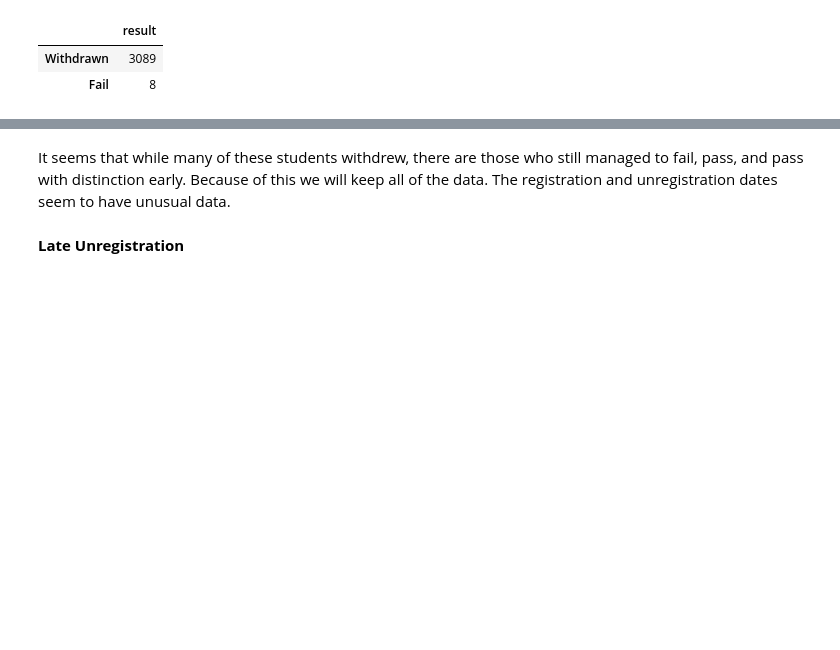
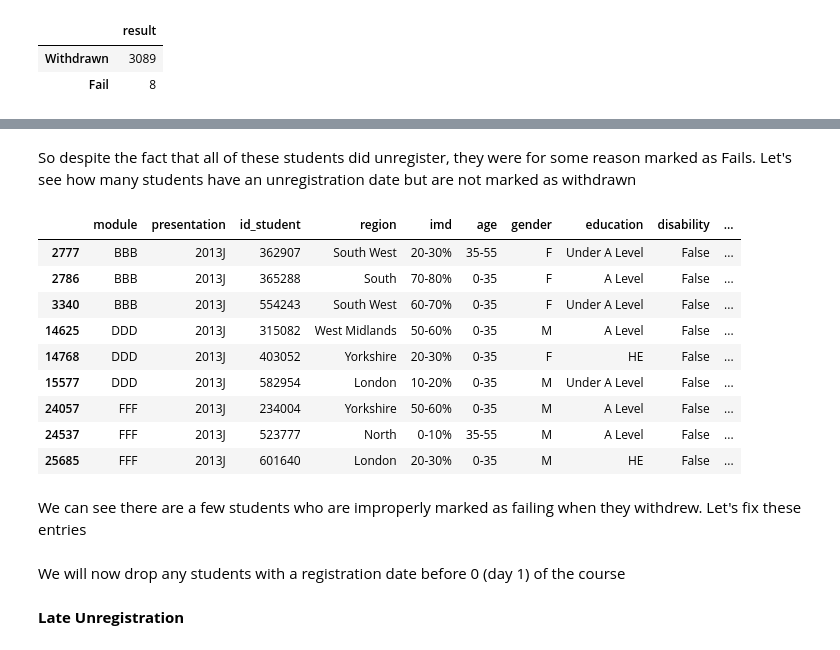
Before and after one commit to freyjagarner/Student-Data-Analysis, a Jupyter notebook: Capstone/Student_Information.ipynb, the cells around one changed output, grey strips where cells are left out. Drawn from its saved outputs; the diff is of its cells as text; code cells hidden in the pictures; blank space fills up the shorter version.

Commit message:
Fix mistaken date_unregistration

```diff
--- a/Capstone/Student_Information.ipynb
+++ b/Capstone/Student_Information.ipynb
@@ -442,9 +457,24 @@ dataframe(early_withdraws['result'].value_counts())
 # %%
 md('''
-It seems that while many of these students withdrew, there are those who still managed to fail, pass, and pass with distinction early.
-Because of this we will keep all of the data. The registration and unregistration dates seem to have unusual data.
+So despite the fact that all of these students did unregister, they were for some reason marked as Fails. Let's see how many students have an
+unregistration date but are not marked as withdrawn
 ''')
 # %% [output]
 
-It seems that while many of these students withdrew, there are those who still managed to fail, pass, and pass with distinction early.
-Because of this we will keep all of the data. The registration and unregistration dates seem to have unusual data.
+So despite the fact that all of these students did unregister, they were for some reason marked as Fails. Let's see how many students have an
+unregistration date but are not marked as withdrawn
+# %%
+stud_info[(stud_info['result'] != 'Withdrawn') & (~stud_info['date_unregistration'].isna())]
+# %% [output]
+|  | module | presentation | id_student | region | imd | age | gender | education | disability | ... |
+| 2777 | BBB | 2013J | 362907 | South West | 20-30% | 35-55 | F | Under A Level | False | ... |
+| 2786 | BBB | 2013J | 365288 | South | 70-80% | 0-35 | F | A Level | False | ... |
+| 3340 | BBB | 2013J | 554243 | South West | 60-70% | 0-35 | F | Under A Level | False | ... |
+| 14625 | DDD | 2013J | 315082 | West Midlands | 50-60% | 0-35 | M | A Level | False | ... |
+| 14768 | DDD | 2013J | 403052 | Yorkshire | 20-30% | 0-35 | F | HE | False | ... |
+| 15577 | DDD | 2013J | 582954 | London | 10-20% | 0-35 | M | Under A Level | False | ... |
+| 24057 | FFF | 2013J | 234004 | Yorkshire | 50-60% | 0-35 | M | A Level | False | ... |
+| 24537 | FFF | 2013J | 523777 | North | 0-10% | 35-55 | M | A Level | False | ... |
+| 25685 | FFF | 2013J | 601640 | London | 20-30% | 0-35 | M | HE | False | ... |
+# %% [markdown]
+We can see there are a few students who are improperly marked as failing when they withdrew. Let's fix these entries
@@ -450,0 +484,2 @@ Because of this we will keep all of the data. The registration and unregistratio
+# %% [markdown]
+We will now drop any students with a registration date before 0 (day 1) of the course
```
Also changed, not shown: parts of 13 cells of this notebook, 1 other file.
